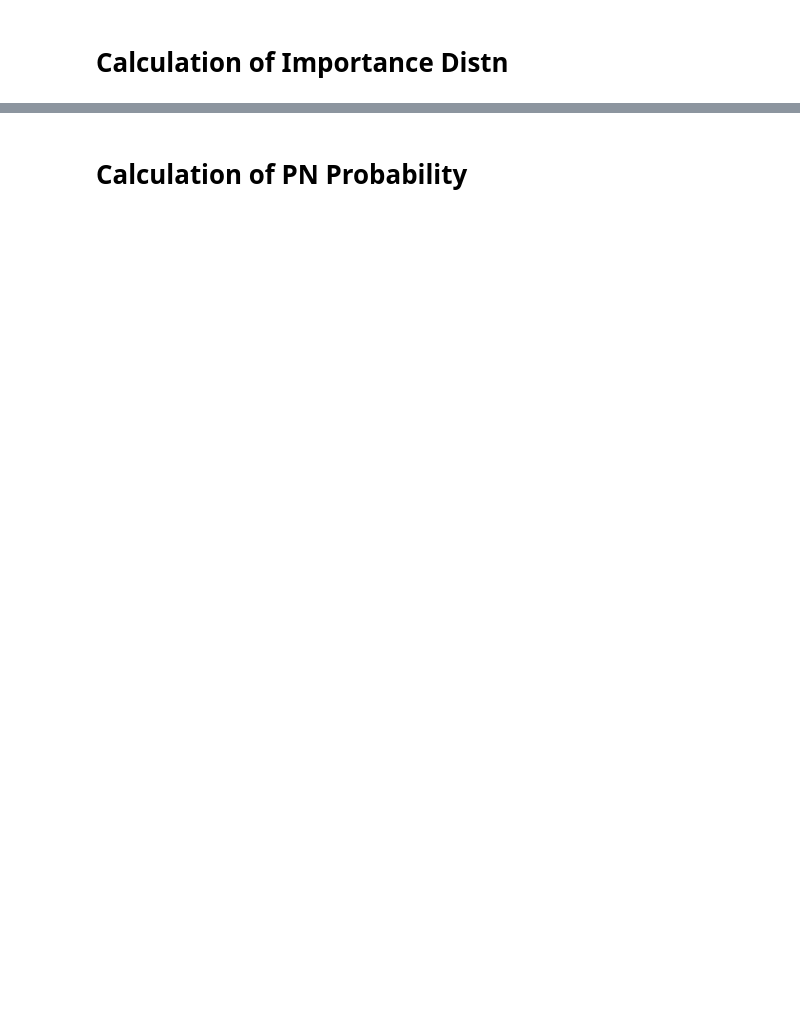
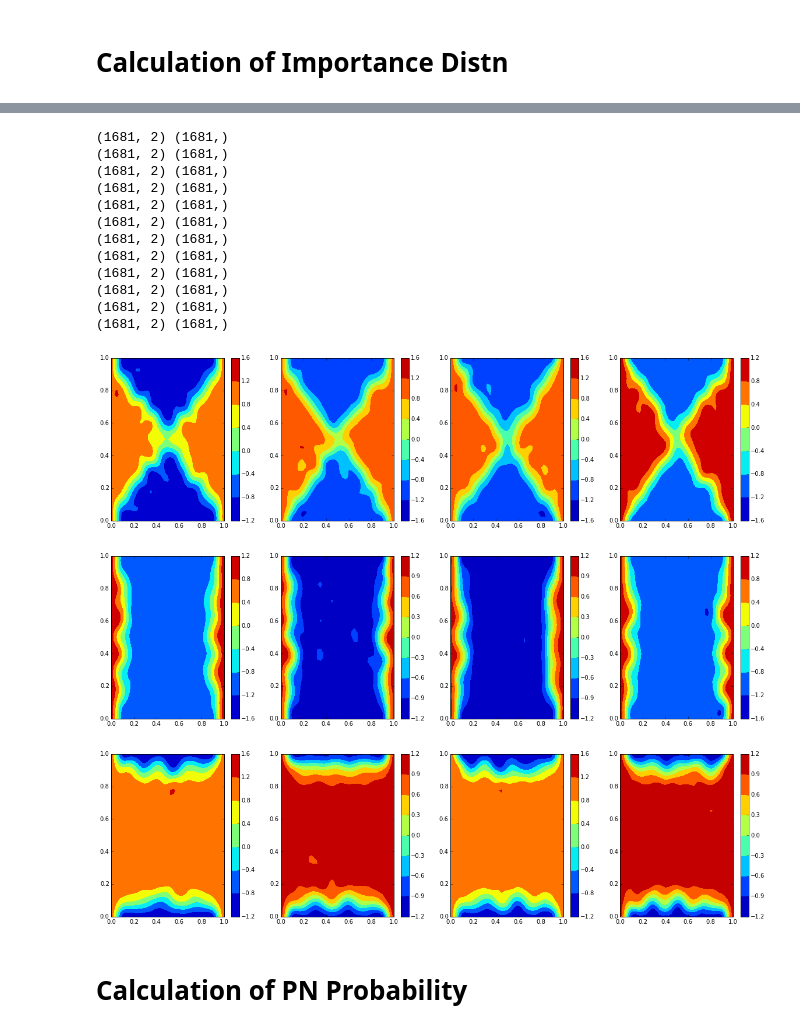
Before and after one commit to jcockayne/bayesian_pdes, a Jupyter notebook: notebooks/Allen-Cahn.ipynb, the cells around one changed output, grey strips where cells are left out. Cells and saved outputs as stored; diff of their text form; code cells hidden in the pictures; blank space fills up the shorter version.

Commit message:
Added a visualisation of sampling from the Allen-Cahn problem

```diff
--- a/notebooks/Allen-Cahn.ipynb
+++ b/notebooks/Allen-Cahn.ipynb
@@ -60,6 +53,8 @@ def substitute(operators, dic):
 # %%
 # set up the Allen-Cahn system
 #d = sp.Symbol('delta')
+n_pts = 11
+
 d = 0.04
 A_1 = lambda f: -d*(sp.diff(f, x_1, x_1) + sp.diff(f, x_2, x_2)) - 1./d * f
 A_1_bar = lambda f: -d*(sp.diff(f, y_1, y_1) + sp.diff(f, y_2, y_2)) - 1./d * f
@@ -70,7 +65,7 @@ ops = [A_1, Identity, B]
 ops_bar = [A_1_bar, Identity, B]
 
 # for now collocate on a basic grid (this is not efficient)
-x, y = np.mgrid[0:1:11j, 0:1:11j]
+x, y = np.mgrid[0:1:n_pts*1j, 0:1:n_pts*1j]
 x = x.ravel(); y = y.ravel()
 
 on_bdy = (x == 0.) | (x == 1.) | (y == 0.) | (y == 1.)
@@ -235,3 +248,52 @@ z = compute_latent(collocate_interior, 0.04, solutions)
+# %%
+def plot_mean(locations, mu):
+    print locations.shape, mu.shape
+    size = int(np.sqrt(locations.shape[0]))
+    shape = (size, size)
+    plt.contourf(locations[:,0].reshape(shape), locations[:,1].reshape(shape), mu.reshape(shape))
+# %%
+def sample_latent(test_points, n_samples=5, rho=1.0):
+    # TODO: compute solutions for a supplied delta
+    delta = 0.04
+
+    z = compute_latent(collocate_interior, delta, solutions)
+
+    # now we sample from a mixture of solutions
+    # let's first pretend that we know the solution and sample from it
+
+    for i in xrange(z.shape[1]):
+        plt.figure(figsize=(5*n_samples,5))
+        this_z = z[:,i]
+        for j in xrange(n_samples):
+            dist = scipy.stats.multivariate_normal(this_z, rho)
+            z_star = dist.rvs()
+
+            posterior = collocate_latent(z_star, delta)
+            mu, Sigma = posterior(test_points)
+            plt.subplot(1,n_samples, j+1)
+
+            plot_mean(test_points, mu)
+            plt.colorbar()
+# %%
+test_x, test_y = np.mgrid[0:1:41j, 0:1:41j]
+test = np.c_[test_x.ravel(), test_y.ravel()]
+sample_latent(test, n_samples=4)
+# %% [output]
+(1681, 2) (1681,)
+(1681, 2) (1681,)
+(1681, 2) (1681,)
+(1681, 2) (1681,)
+(1681, 2) (1681,)
+(1681, 2) (1681,)
+(1681, 2) (1681,)
+(1681, 2) (1681,)
+(1681, 2) (1681,)
+(1681, 2) (1681,)
+(1681, 2) (1681,)
+(1681, 2) (1681,)
+[figure, added]
+[figure, added]
+[figure, added]
 # %% [markdown]
 # Calculation of PN Probability
 # %%
```
Also changed, not shown: parts of 12 cells of this notebook.
